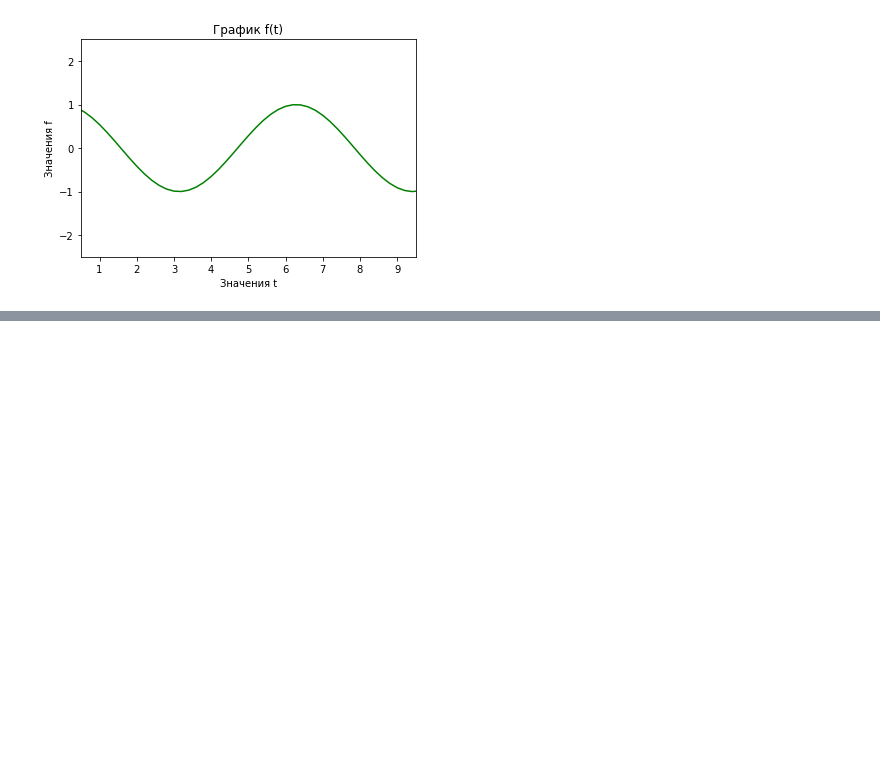
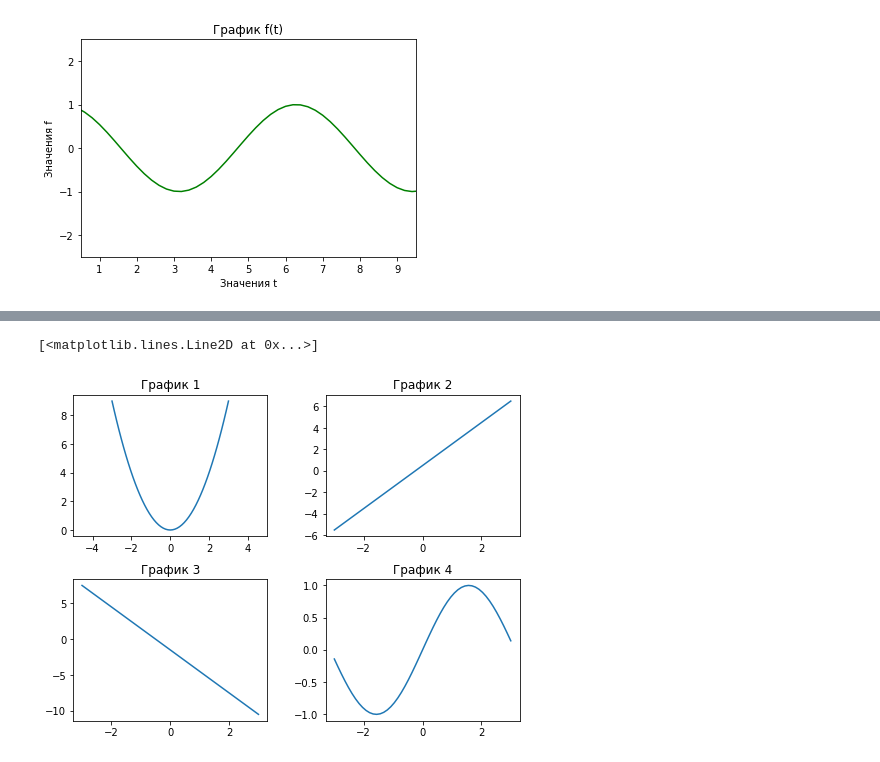
Before and after one commit to wematall/Python_libraries_for_data_science, a Jupyter notebook: Lesson_4_home_task/Домашние задания к уроку 4.ipynb, the cells around one changed output, grey strips where cells are left out. Drawn from its saved outputs; the diff is of its cells as text; code cells hidden in the pictures; blank space fills up the shorter version.

```diff
--- a/Lesson_4_home_task/Домашние задания к уроку 4.ipynb
+++ b/Lesson_4_home_task/Домашние задания к уроку 4.ipynb
@@ -142,0 +174,46 @@ plt.show()
+# %%
+# Создайте массивы y1, y2, y3, y4 по следующим формулам:
+# y1 = x**2
+# y2 = 2 * x + 0.5
+# y3 = -3 * x - 1.5
+# y4 = sin(x)
+
+y1 = x**2
+y2 = 2 * x + 0.5
+y3 = -3 * x - 1.5
+y4 = np.sin(x)
+
+# print(y1)
+# print(y2)
+# print(y3)
+# print(y4)
+# %%
+# Используя функцию subplots модуля matplotlib.pyplot,
+# создайте объект matplotlib.figure.Figure
+# с названием fig и массив объектов Axes под названием ax,
+# причем так, чтобы у вас было 4 отдельных графика в сетке,
+# состоящей из двух строк и двух столбцов.
+
+fig, ax = plt.subplots(nrows = 2, ncols = 2)
+
+ax1, ax2, ax3, ax4 = ax.flatten()
+
+fig.set_size_inches(8, 6)
+fig.subplots_adjust(wspace=0.3, hspace=0.3)
+
+ax1.set_title("График 1")
+ax1.set_xlim([-5, 5])
+
+ax2.set_title("График 2")
+ax3.set_title("График 3")
+ax4.set_title("График 4")
+
+
+
+ax1.plot(x, y1)
+ax2.plot(x, y2)
+ax3.plot(x, y3)
+ax4.plot(x, y4)
+# %% [output]
+[<matplotlib.lines.Line2D at 0x...>]
+[figure, added]
```
Also changed, not shown: parts of 3 cells of this notebook.
